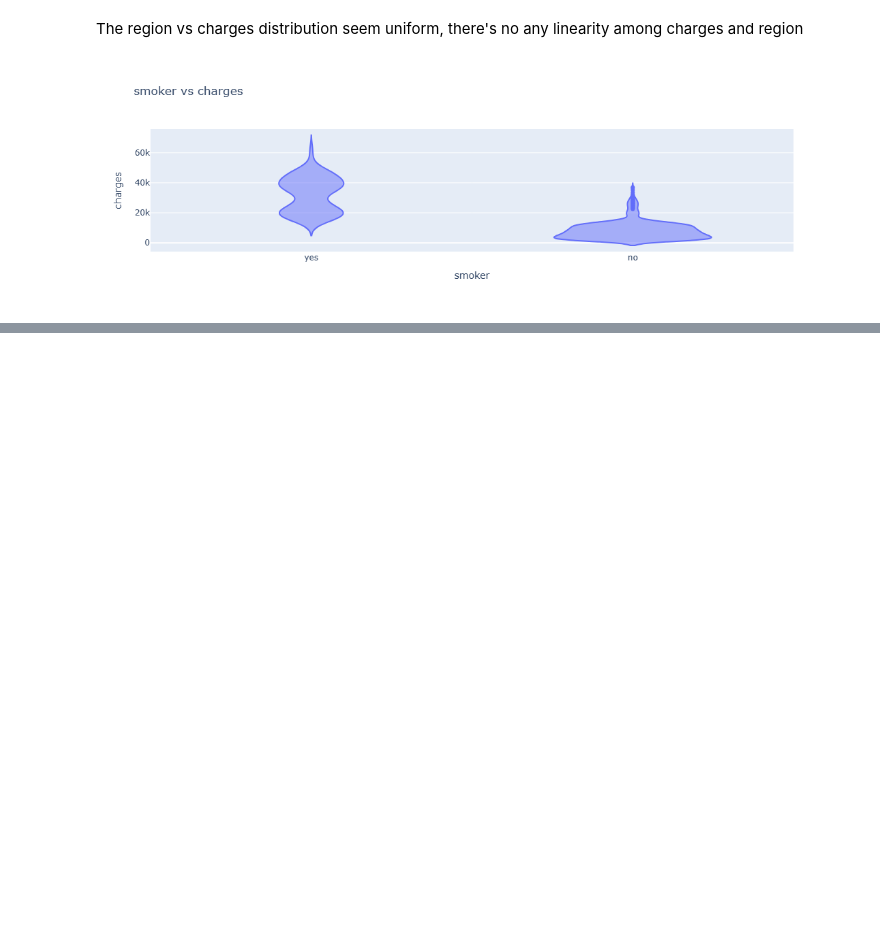
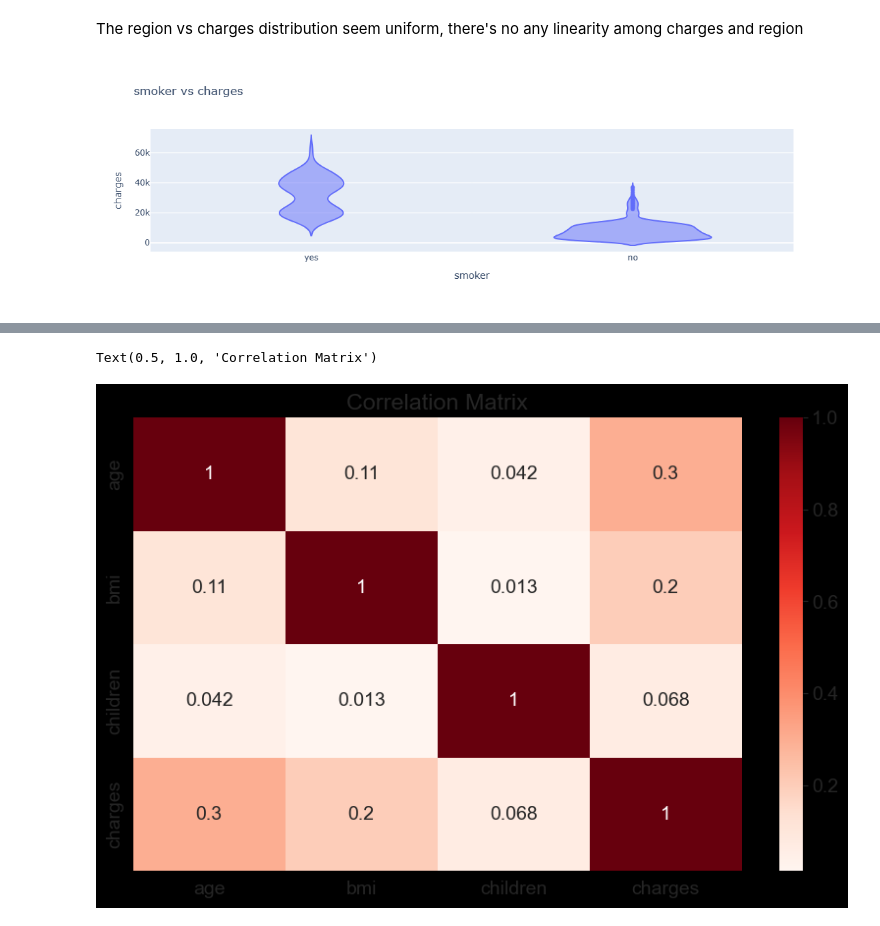
Before and after one commit to TheKryptonium/Machine-Learning-Journey, a Jupyter notebook: ML Algorithms and Scikit-learn/ML with Python and Scikit-Learn.ipynb, the cells around one changed output, grey strips where cells are left out. Saved outputs shown, nothing was run; the diff lists cells and outputs as text; code cells hidden in the pictures; blank space fills up the shorter version.

Commit message:
Correlation

```diff
--- a/ML Algorithms and Scikit-learn/ML with Python and Scikit-Learn.ipynb
+++ b/ML Algorithms and Scikit-learn/ML with Python and Scikit-Learn.ipynb
@@ -44,6 +44,7 @@ import seaborn as sns
 # %%
 sns.set_style("darkgrid")
 matplotlib.rcParams["font.size"]=14
+matplotlib.rcParams["figure.figsize"] = (10, 6)
 matplotlib.rcParams["figure.facecolor"] = "#000000"
 # %% [markdown]
 ### Age
@@ -189,0 +207,3 @@ fig.show()
+# %%
+corr = medical.corr(numeric_only=True)
+corr
@@ -189,0 +216,6 @@ fig.show()
+# %%
+sns.heatmap(corr, cmap="Reds", annot=True)
+plt.title("Correlation Matrix")
+# %% [output]
+Text(0.5, 1.0, 'Correlation Matrix')
+[figure, added]
```
Also changed, not shown: parts of 7 cells of this notebook.
